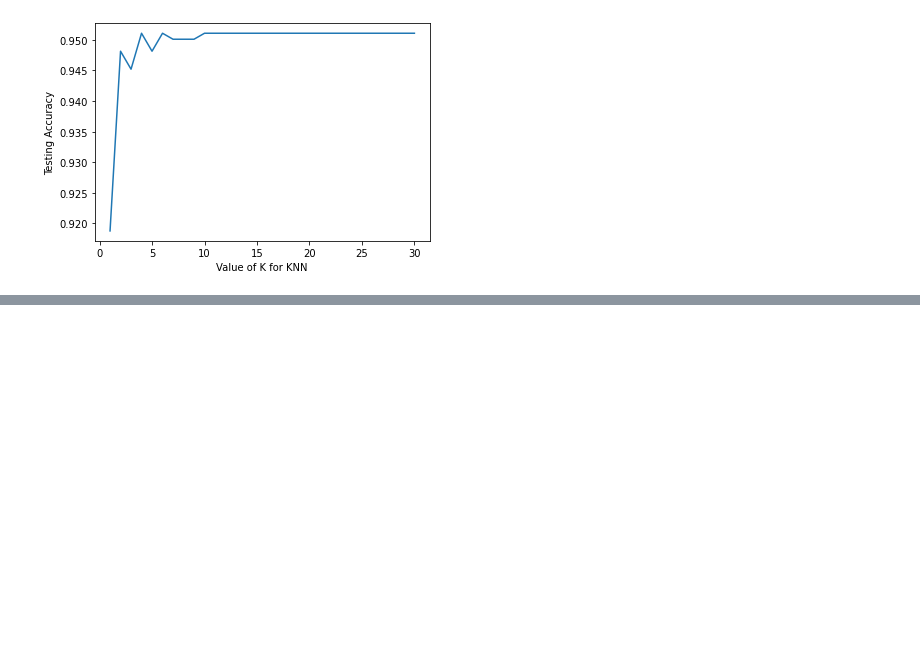
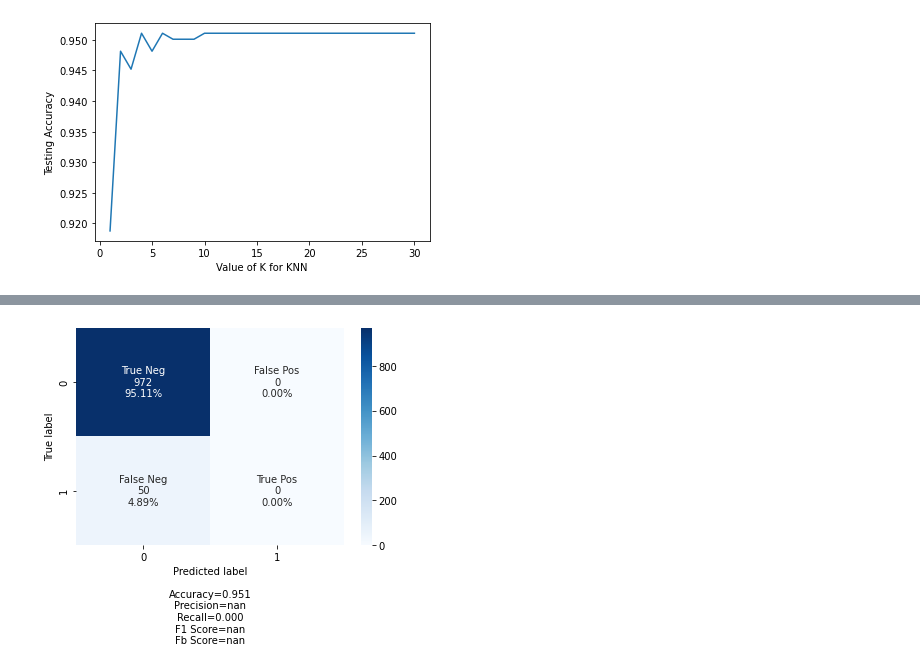
Before and after one commit to A-Sarayut/ML, a Jupyter notebook: Stroke_Prediction_assignment.ipynb, the cells around one changed output, grey strips where cells are left out. Cells and saved outputs as stored; diff of their text form; code cells hidden in the pictures; blank space fills up the shorter version.

```diff
--- a/Stroke_Prediction_assignment.ipynb
+++ b/Stroke_Prediction_assignment.ipynb
@@ -618,0 +702,7 @@ Text(0, 0.5, 'Testing Accuracy')
+# %%
+knn = KNeighborsClassifier(n_neighbors=min(best_Ks['k_mean'].index))
+knn.fit(X_train_scaled, y_train)
+y_predict = knn.predict(X_test_scaled)
+cf_matrix_show(confusion_matrix(y_test, y_predict))
+# %% [output]
+[figure, added]
```
Also changed, not shown: parts of 19 cells of this notebook.
